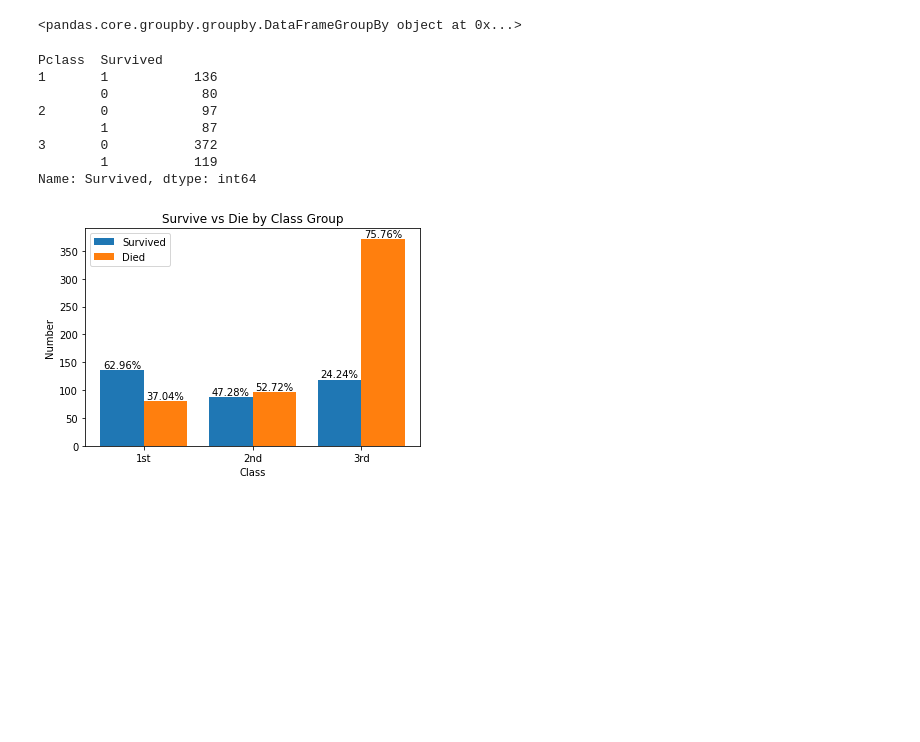
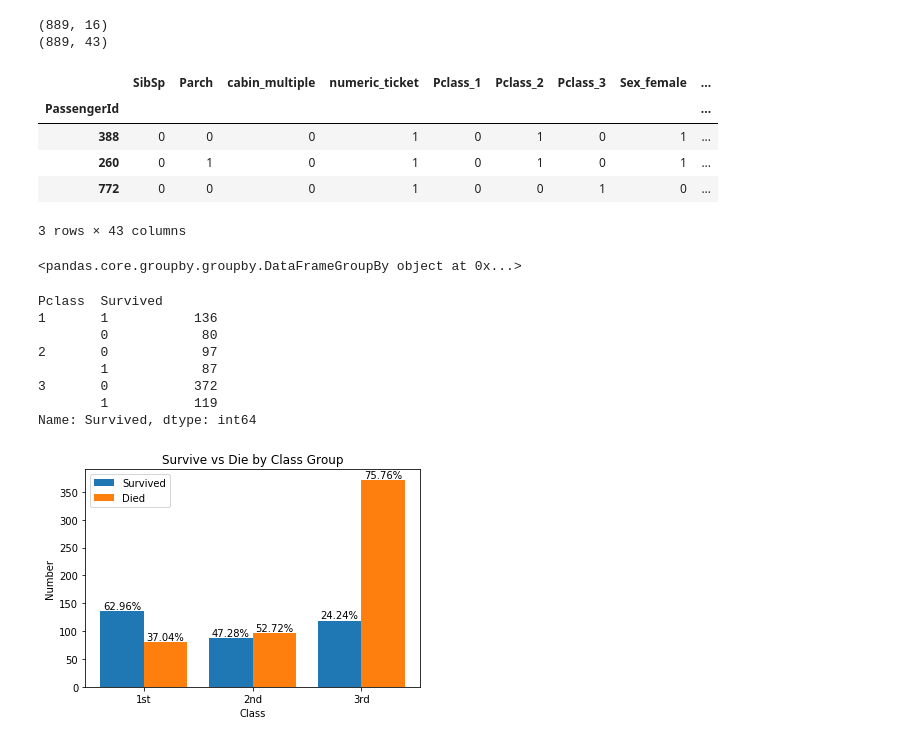
Before and after one commit to seitsorra/CPS803_Project, a Jupyter notebook: src/data_visual_sample.ipynb, the cells around one changed output. Saved outputs shown, nothing was run; the diff lists cells and outputs as text; code cells hidden in the pictures; blank space fills up the shorter version.

```diff
--- a/src/data_visual_sample.ipynb
+++ b/src/data_visual_sample.ipynb
@@ -7,3 +14,17 @@ train = pd.read_csv("../data/train.csv")
+# %%
+import util
+filename = "../data/train.csv"
+train, valid, test = util.load_data(filename)
+train.head(3)
+# %% [output]
+(889, 16)
+(889, 43)
+|  | SibSp | Parch | cabin_multiple | numeric_ticket | Pclass_1 | Pclass_2 | Pclass_3 | Sex_female | ... |
+| PassengerId |  |  |  |  |  |  |  |  | ... |
+| 388 | 0 | 0 | 0 | 1 | 0 | 1 | 0 | 1 | ... |
+| 260 | 0 | 1 | 0 | 1 | 0 | 1 | 0 | 1 | ... |
+| 772 | 0 | 0 | 0 | 1 | 0 | 0 | 1 | 0 | ... |
+3 rows × 43 columns
 # %%
 byPclass = train.groupby('Pclass')
 
```
Also changed, not shown: parts of 1 cell of this notebook, 5 other files.
